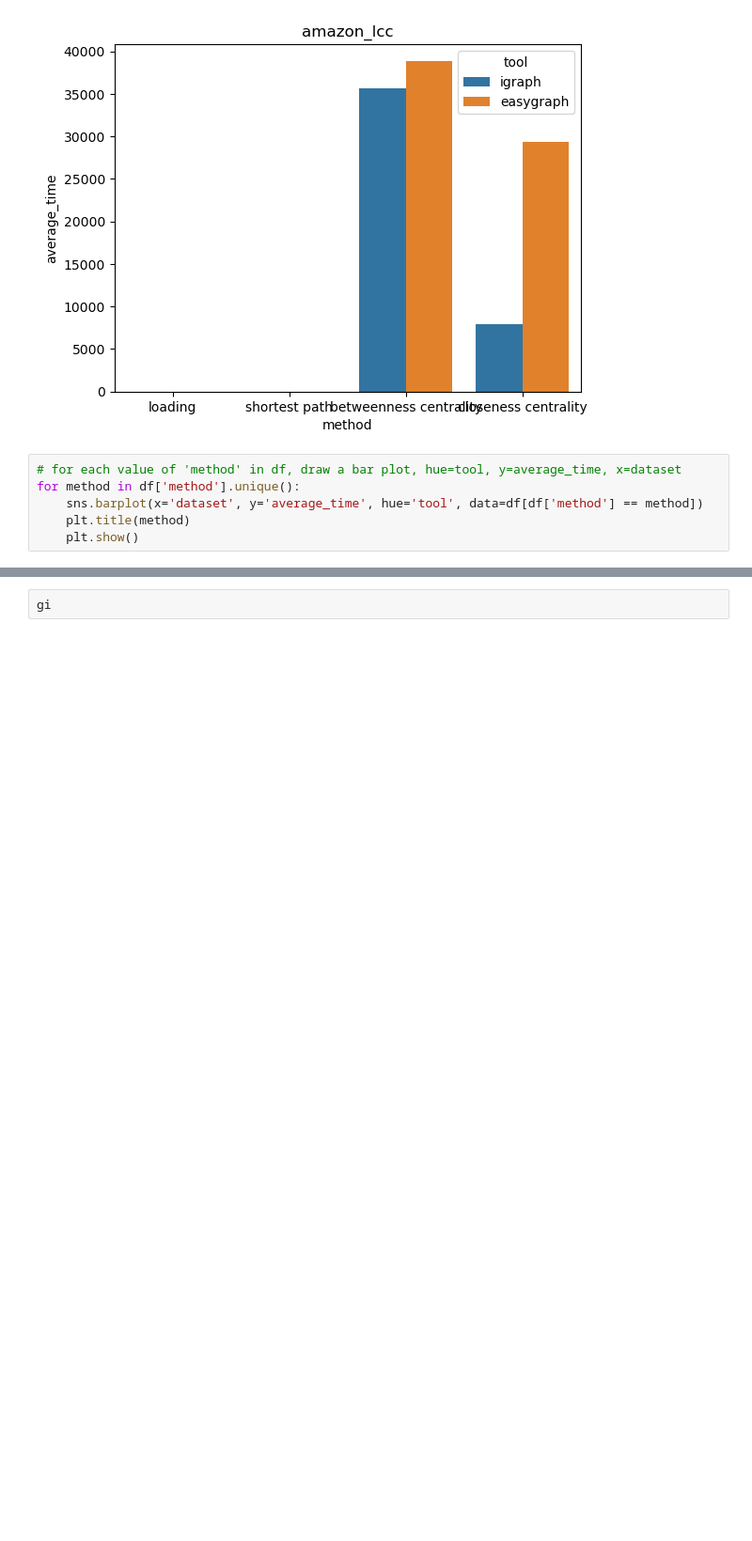
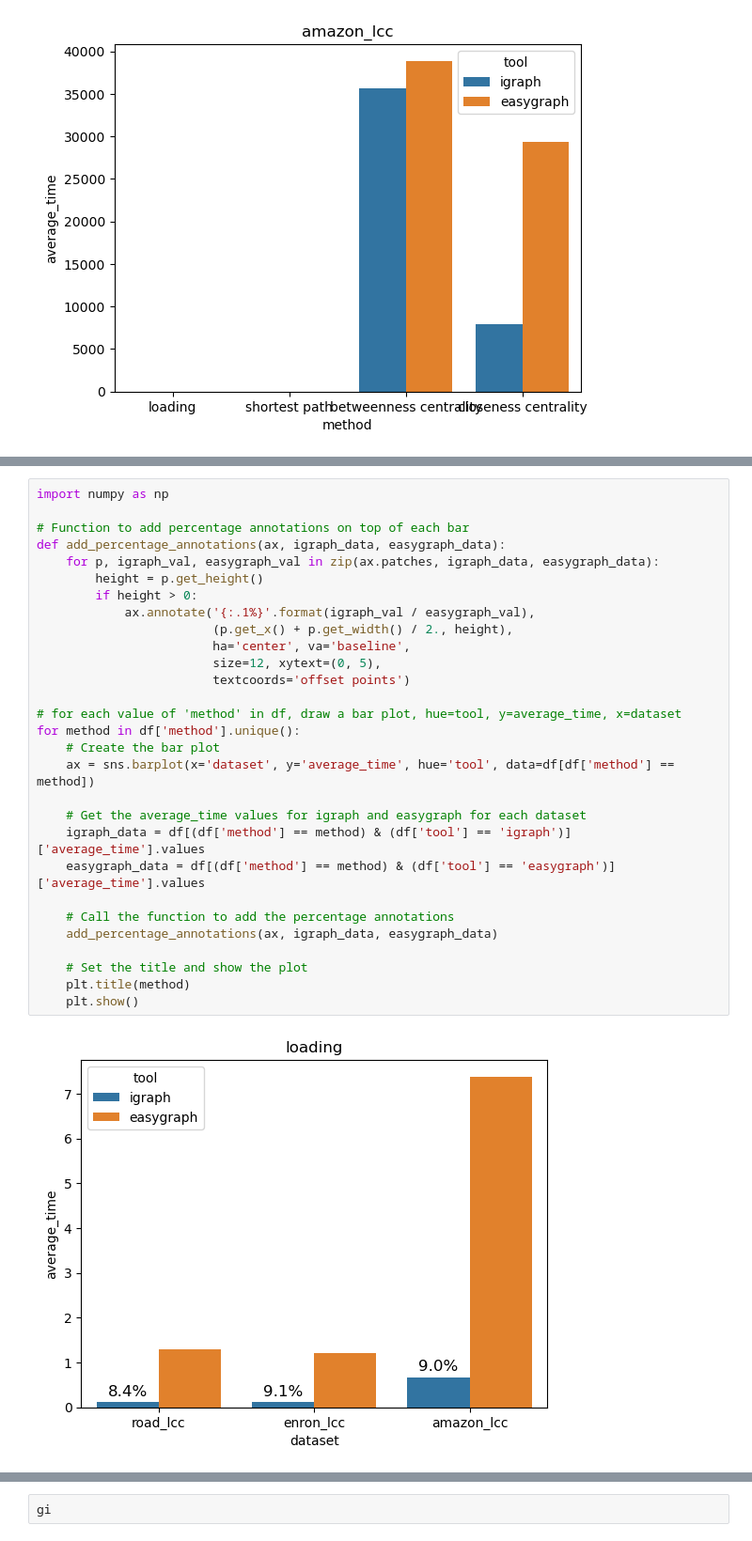
Before and after one commit to tddschn/easygraph-bench, a Jupyter notebook: explorations/profile_results_viz.ipynb, the cells around one changed output, grey strips where cells are left out. Shown at 94% size. Cells and saved outputs as stored; diff of their text form; blank space fills up the shorter version.

```diff
--- a/explorations/profile_results_viz.ipynb
+++ b/explorations/profile_results_viz.ipynb
@@ -143,9 +143,3 @@ for dataset in df['dataset'].unique():
 [figure]
 [figure]
 [figure]
-# %%
-# for each value of 'method' in df, draw a bar plot, hue=tool, y=average_time, x=dataset
-for method in df['method'].unique():
-    sns.barplot(x='dataset', y='average_time', hue='tool', data=df[df['method'] == method])
-    plt.title(method)
-    plt.show()
@@ -156,0 +146,31 @@ for method in df['method'].unique():
+# %%
+import numpy as np
+
+# Function to add percentage annotations on top of each bar
+def add_percentage_annotations(ax, igraph_data, easygraph_data):
+    for p, igraph_val, easygraph_val in zip(ax.patches, igraph_data, easygraph_data):
+        height = p.get_height()
+        if height > 0:
+            ax.annotate('{:.1%}'.format(igraph_val / easygraph_val),
+                        (p.get_x() + p.get_width() / 2., height),
+                        ha='center', va='baseline',
+                        size=12, xytext=(0, 5),
+                        textcoords='offset points')
+
+# for each value of 'method' in df, draw a bar plot, hue=tool, y=average_time, x=dataset
+for method in df['method'].unique():
+    # Create the bar plot
+    ax = sns.barplot(x='dataset', y='average_time', hue='tool', data=df[df['method'] == method])
+
+    # Get the average_time values for igraph and easygraph for each dataset
+    igraph_data = df[(df['method'] == method) & (df['tool'] == 'igraph')]['average_time'].values
+    easygraph_data = df[(df['method'] == method) & (df['tool'] == 'easygraph')]['average_time'].values
+
+    # Call the function to add the percentage annotations
+    add_percentage_annotations(ax, igraph_data, easygraph_data)
+
+    # Set the title and show the plot
+    plt.title(method)
+    plt.show()
+# %% [output]
+[figure, added]
```
Also changed, not shown: parts of 2 cells of this notebook.
